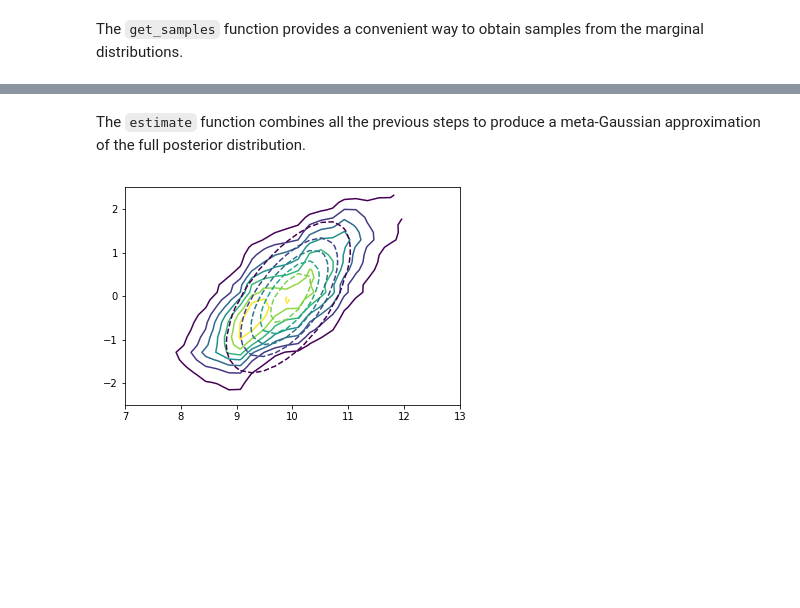
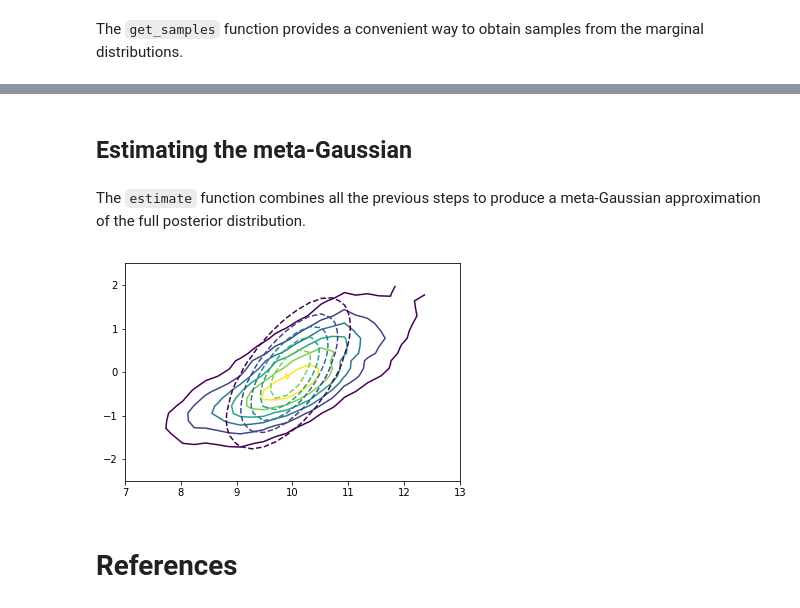
Before and after one commit to kskyten/elfi-notebooks, a Jupyter notebook: gaussian_copula.ipynb, the cells around one changed output, grey strips where cells are left out. Cells and saved outputs as stored; diff of their text form; code cells hidden in the pictures; blank space fills up the shorter version.

```diff
--- a/gaussian_copula.ipynb
+++ b/gaussian_copula.ipynb
@@ -205,3 +153,5 @@ cop.estimate_correlation(marginal=(0, 1), samplers=samplers, parameter='mu', n_s
+# %% [markdown]
+## Estimating the meta-Gaussian
 # %% [markdown]
 The `estimate` function combines all the previous steps to produce a meta-Gaussian approximation of the full posterior distribution.
 # %%
@@ -212,19 +162,21 @@ posterior = cop.estimate(informative_indices, summary=m['summary'],
 # %%
 from elfi.visualization.visualization import compare, overlay
 from elfi.utils import tabulate
+
+analytic_posterior = copula_example.Posterior(p=p)
 
 
 def marginal(x, dim=p):
     """The posterior evaluated at [x1, x2, 0, 0, ..., 0]"""
     arr = np.zeros(dim)
     arr[:2] = x
     return posterior.pdf(arr)
 
 
 t1 = np.linspace(7, 13, 30)
 t2 = np.linspace(-2.5, 2.5, 30)
 
-overlay({marginal: {}, posterior_pdf: {'linestyles': 'dashed'}}, t1, t2)
+overlay({marginal: {}, analytic_posterior.pdf: {'linestyles': 'dashed'}}, t1, t2)
 # %% [output]
-[figure, old version]
+[figure, new version]
 # %%
@@ -246,0 +197,2 @@ overlay({marginal: {}, posterior_pdf: {'linestyles': 'dashed'}}, t1, t2)
+# %% [markdown]
+# References
```
Also changed, not shown: parts of 24 cells of this notebook.
